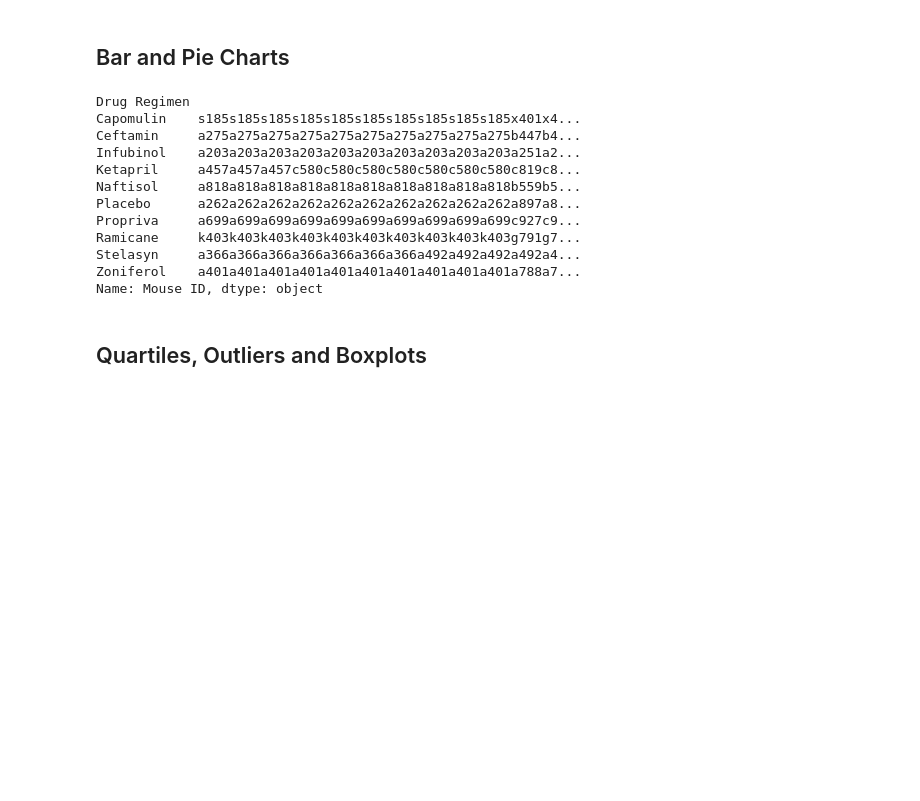
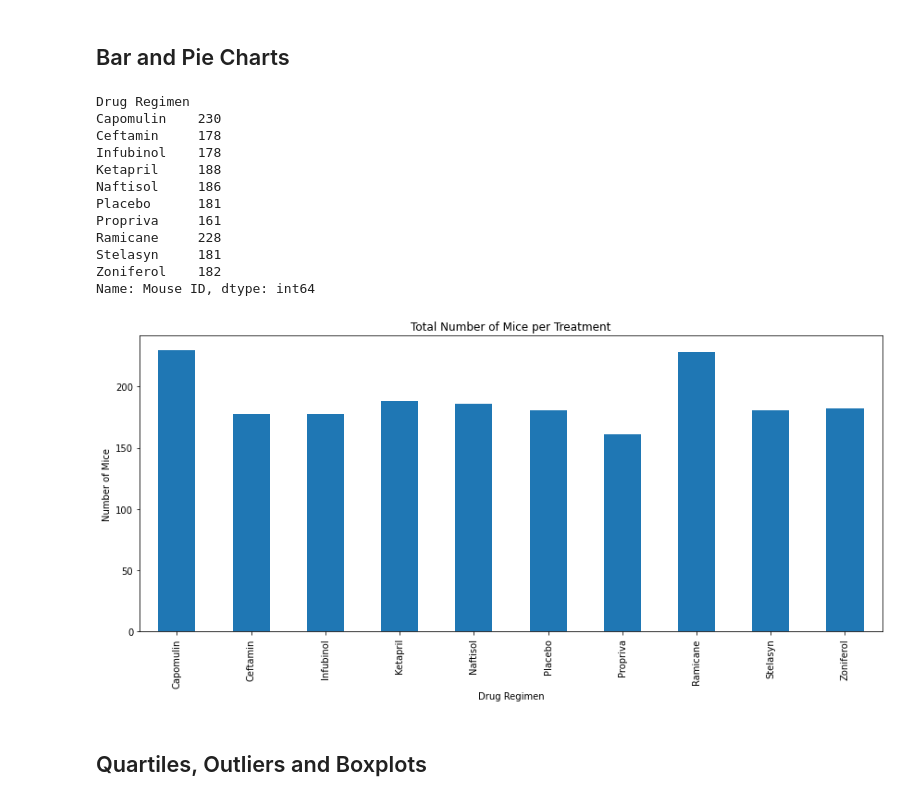
Before and after one commit to arcebri1/PharmaceuticalAnalysisPlotting, a Jupyter notebook: pymaceuticals_starter.ipynb, the cells around one changed output. Cells and saved outputs as stored; diff of their text form; code cells hidden in the pictures; blank space fills up the shorter version.

Commit message:
bar chart with pandas

```diff
--- a/pymaceuticals_starter.ipynb
+++ b/pymaceuticals_starter.ipynb
@@ -185,24 +185,31 @@ combined_group=combined_data.groupby('Drug Regimen')
 # %%
 # total_mice=regime_group['Mouse ID'].sum()
 #total_mice=combined.data['Mouse ID'].sum()
-total_mice=combined_group['Mouse ID'].sum()
-total_mice
+# total_mice=combined_group['Mouse ID'].sum()
+# total_mice
 
 
 # Count how many times each maker appears in our group
-count_makers = maker_group['maker'].count()
+count_makers = combined_group['Mouse ID'].count()
 
 count_makers
 # %% [output]
 Drug Regimen
-Capomulin    s185s185s185s185s185s185s185s185s185s185x401x4...
-Ceftamin     a275a275a275a275a275a275a275a275a275a275b447b4...
-Infubinol    a203a203a203a203a203a203a203a203a203a203a251a2...
-Ketapril     a457a457a457c580c580c580c580c580c580c580c819c8...
-Naftisol     a818a818a818a818a818a818a818a818a818a818b559b5...
-Placebo      a262a262a262a262a262a262a262a262a262a262a897a8...
-Propriva     a699a699a699a699a699a699a699a699a699a699c927c9...
-Ramicane     k403k403k403k403k403k403k403k403k403k403g791g7...
-Stelasyn     a366a366a366a366a366a366a366a492a492a492a492a4...
-Zoniferol    a401a401a401a401a401a401a401a401a401a401a788a7...
-Name: Mouse ID, dtype: object
+Capomulin    230
+Ceftamin     178
+Infubinol    178
+Ketapril     188
+Naftisol     186
+Placebo      181
+Propriva     161
+Ramicane     228
+Stelasyn     181
+Zoniferol    182
+Name: Mouse ID, dtype: int64
+# %%
+bar_pandas=count_makers.plot(kind="bar", figsize=(12,6))
+bar_pandas.set_ylabel("Number of Mice")
+plt.title("Total Number of Mice per Treatment")
+plt.tight_layout()
+# %% [output]
+[figure, added]
```
Also changed, not shown: parts of 1 cell of this notebook.
